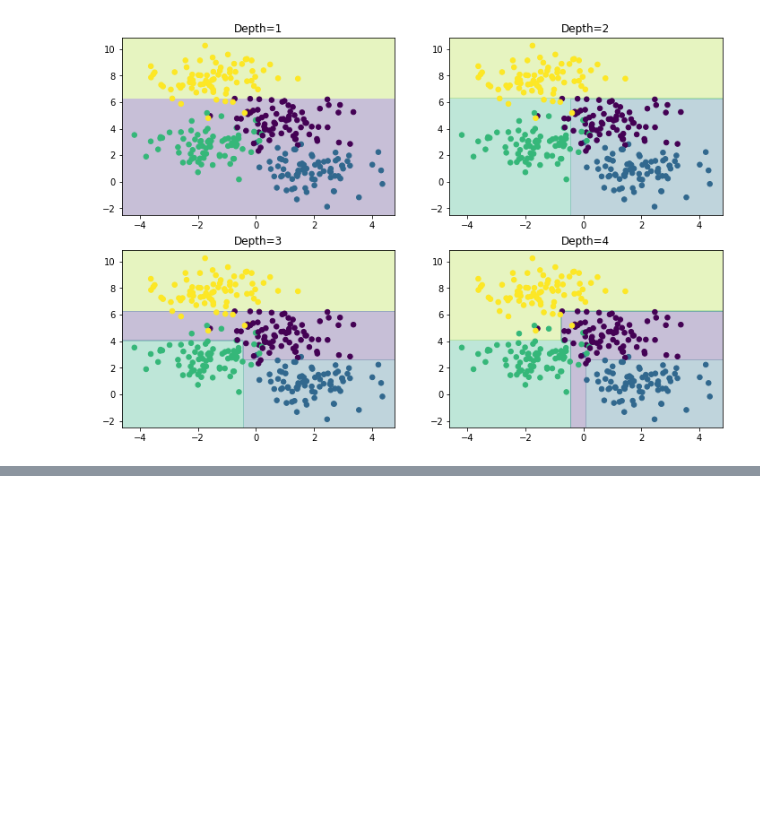
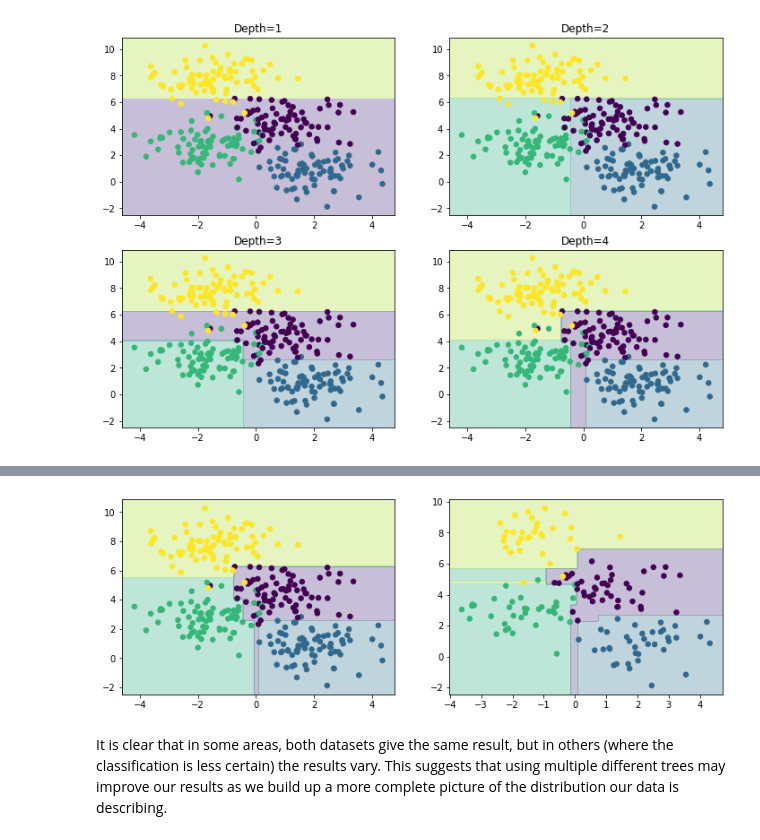
Before and after one commit to arm61/trad_ml_methods, a Jupyter notebook: decision_trees.ipynb, the cells around one changed output, grey strips where cells are left out. Saved outputs shown, nothing was run; the diff lists cells and outputs as text; code cells hidden in the pictures; blank space fills up the shorter version.

Commit message:
decision trees written

```diff
--- a/decision_trees.ipynb
+++ b/decision_trees.ipynb
@@ -47,0 +51,10 @@ We are already starting to overfit the data.
+# %%
+fig, axes = plt.subplots(1, 2, figsize=(12, 4))
+for i, ax in enumerate(axes):
+    ax = show(DecisionTreeClassifier(max_depth=5), X[i*150:], y[i*150:], ax)
+plt.show()
+# %% [output]
+[figure, added]
+# %% [markdown]
+It is clear that in some areas, both datasets give the same result, but in others (where the classification is less certain) the results vary.
+This suggests that using multiple different trees may improve our results as we build up a more complete picture of the distribution our data is describing.
```
Also changed, not shown: parts of 5 cells of this notebook.
